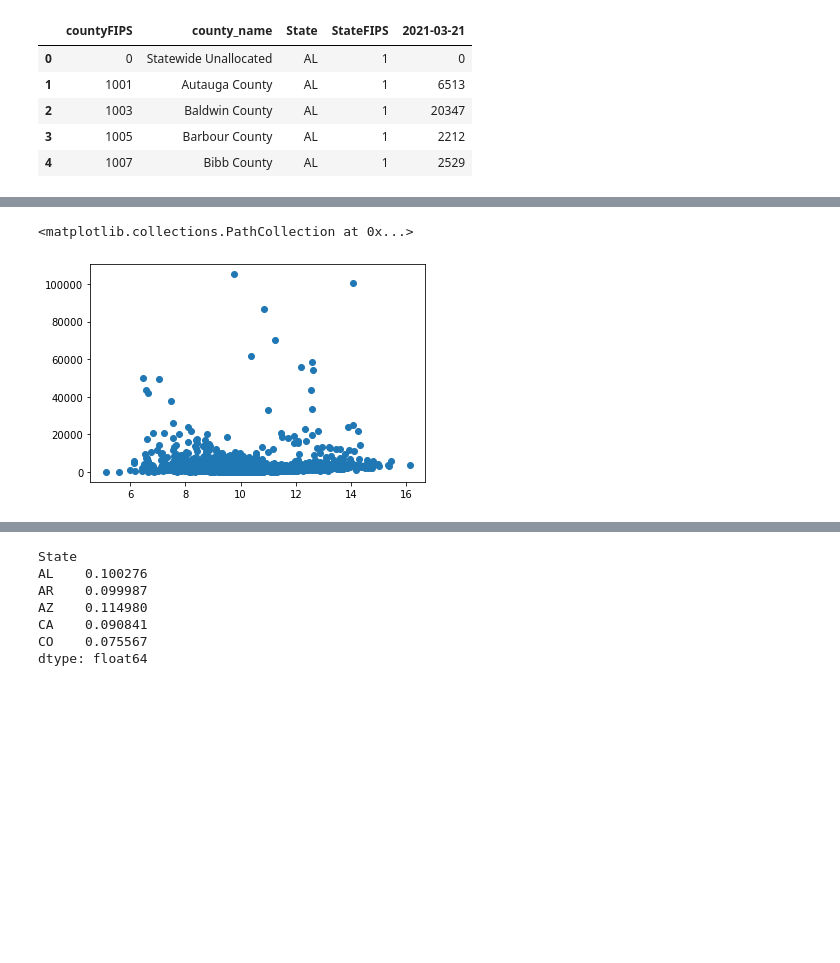
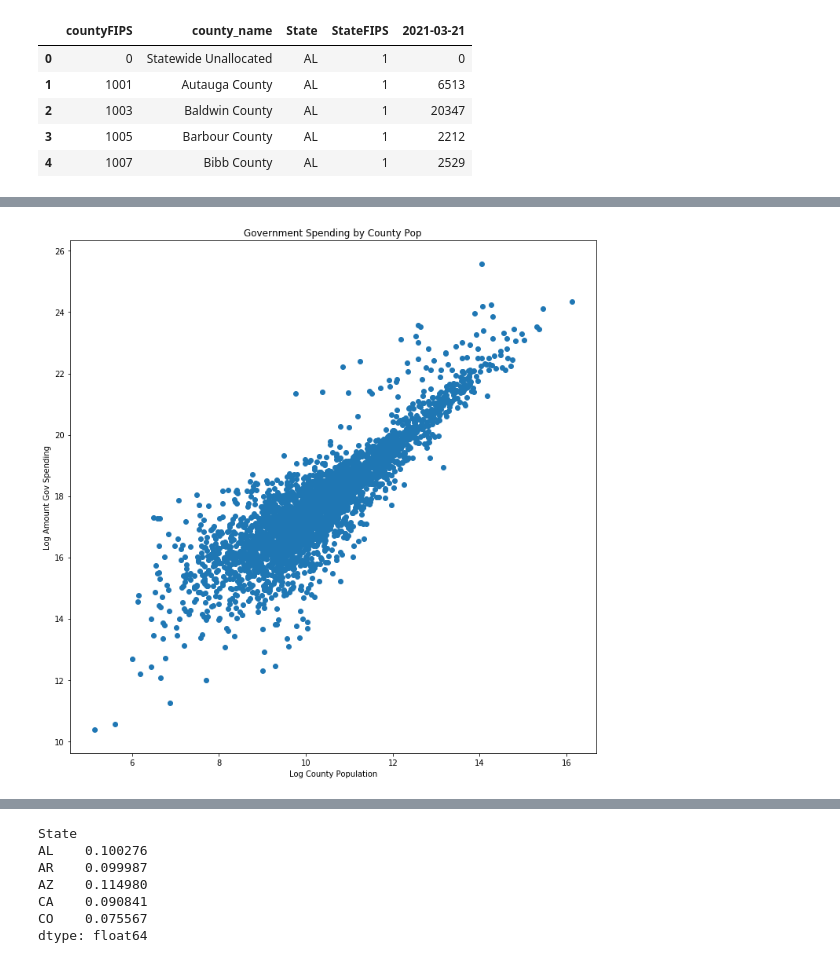
Before and after one commit to HenryDorsey/ConsultingProject, a Jupyter notebook: InfectSpendAnalysis.ipynb, the cells around one changed output, grey strips where cells are left out. Drawn from its saved outputs; the diff is of its cells as text; code cells hidden in the pictures; blank space fills up the shorter version.

```diff
--- a/InfectSpendAnalysis.ipynb
+++ b/InfectSpendAnalysis.ipynb
@@ -122,11 +122,15 @@ dtype: int64
 | 5 | 5978 | 414 | 6392 | 6.5 | ... |
 # %%
 df.to_csv('merged_df.csv')
-# %%
-plt.scatter(np.log(df['population']), df['per_capita'])
-# %% [output]
-<matplotlib.collections.PathCollection at 0x...>
-[figure, removed]
+# %%
+plt.figure(figsize=(12,12))
+plt.scatter(np.log(df['population']), np.log(df['amount']))
+plt.xlabel('Log County Population')
+plt.ylabel('Log Amount Gov Spending')
+plt.title('Government Spending by County Pop')
+plt.show()
+# %% [output]
+[figure, added]
 # %%
 test_df = pd.read_csv('merged_df.csv')
 # %%
```
Also changed, not shown: parts of 1 cell of this notebook, 2 other files.
